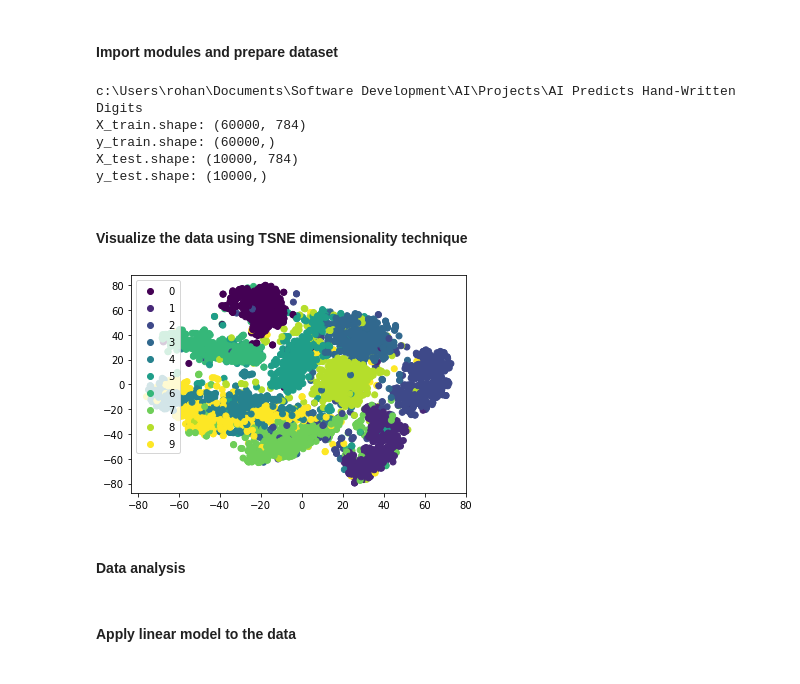
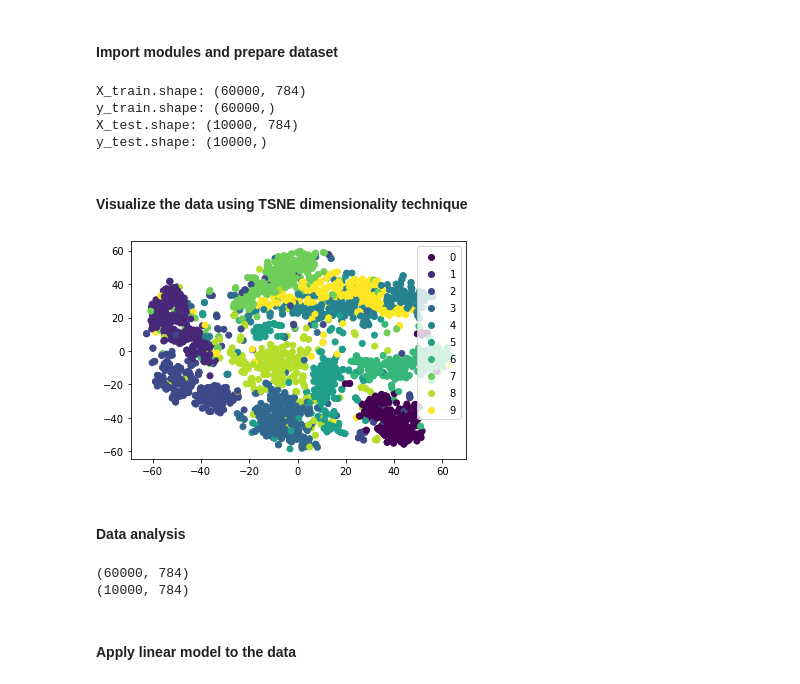
Before and after one commit to rohannakra/AI-Predicts-Hand-Written-Digits, a Jupyter notebook: AI_predicts_handwritten_digits.ipynb, the cells around one changed output. Cells and saved outputs as stored; diff of their text form; code cells hidden in the pictures.

Commit message:
Editing tests for the model.

```diff
--- a/AI_predicts_handwritten_digits.ipynb
+++ b/AI_predicts_handwritten_digits.ipynb
@@ -14,6 +14,7 @@ from tensorflow.keras.models import Sequential
 from tensorflow.keras.layers import Conv2D, MaxPooling2D, Dense, Flatten
 from tensorflow.keras.optimizers import SGD
 from tensorflow.keras.utils import to_categorical
+from tensorflow.keras.datasets import mnist
 %matplotlib inline
 
 # Import other modules.
@@ -34,18 +35,11 @@ from IPython.display import clear_output
 
 # NOTE: To import 'plyer' module, you must use 'pip install plyer'
 
-# Getting workspace/project to create a path that leads to the dataset.
-print(os.getcwd())
+# Import dataset.
+(X_train, y_train), (X_test, y_test) = mnist.load_data()
 
-# Import dataset.
-train = pd.read_csv('train.csv')
-test = pd.read_csv('test.csv')
-
-# NOTE: You can download these files @: https://www.kaggle.com/oddrationale/mnist-in-csv?select=mnist_train.csv
-
-# X is the hand written digits, y is the actual digits (answers).
-X_train, y_train = (train.loc[:, '1x1':'28x28'].to_numpy(), train['label'].to_numpy())
-X_test, y_test = (test.loc[:, '1x1':'28x28'].to_numpy(), test['label'].to_numpy())
+X_train = X_train.reshape(X_train.shape[0], -1)
+X_test = X_test.reshape(X_test.shape[0], -1)
 
 # X represents the hand written digits which are 28 x 28 in size.
 print(f'X_train.shape: {X_train.shape}')    # -> (60,000, 784)
@@ -56,7 +50,6 @@ print(f'y_train.shape: {y_train.shape}')    # -> (60,000,)
 print(f'X_test.shape: {X_test.shape}')    # -> (10,000, 784)
 print(f'y_test.shape: {y_test.shape}')    # -> (10,000,)
 # %% [output]
-c:\Users\rohan\Documents\Software Development\AI\Projects\AI Predicts Hand-Written Digits
 X_train.shape: (60000, 784)
 y_train.shape: (60000,)
 X_test.shape: (10000, 784)
@@ -66,15 +59,15 @@ y_test.shape: (10000,)
 # %%
 tsne = TSNE()
 
-X_test_trans = tsne.fit_transform(X_test[:5000])
+X_test_trans = tsne.fit_transform(X_test[:2500])
 
-scatter = plt.scatter(X_test_trans[:, 0], X_test_trans[:, 1], c=y_test[:5000])
+scatter = plt.scatter(X_test_trans[:, 0], X_test_trans[:, 1], c=y_test[:2500])
 plt.legend(*scatter.legend_elements())
 plt.show()
 
 # Data is formed in clusters and looks to be linearly seperable.
 # %% [output]
-[figure, old version]
+[figure, new version]
 # %% [markdown]
 #### Data analysis
 # %%
@@ -95,6 +88,10 @@ scaler = MinMaxScaler()
 sample = X_train[0]
 
 # Reform the data.
+
+print(X_train.shape)
+print(X_test.shape)
+
 X_train = scaler.fit_transform(X_train)
 X_test = scaler.transform(X_test)
 
@@ -105,6 +102,9 @@ y_test = to_categorical(y_test)
 # Change data to image data.
 X_train = X_train.reshape((60000, 28, 28, 1)).astype('float32')
 X_test = X_test.reshape((10000, 28, 28, 1)).astype('float32')
+# %% [output]
+(60000, 784)
+(10000, 784)
 # %% [markdown]
 #### Apply linear model to the data
 # %%
```
Also changed, not shown: parts of 3 cells of this notebook, 2 other files.
